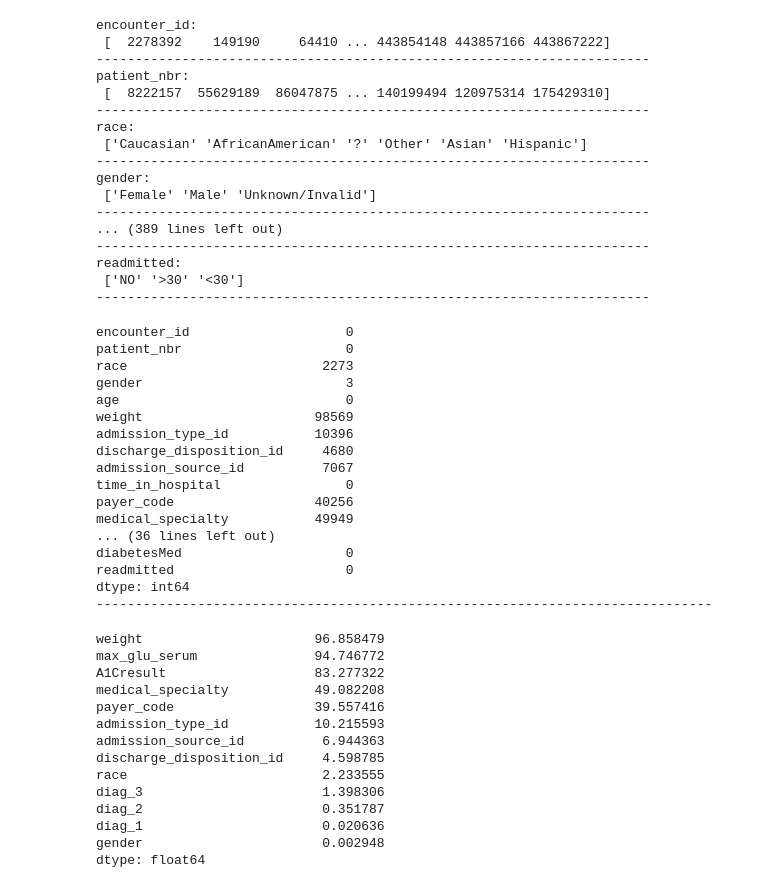
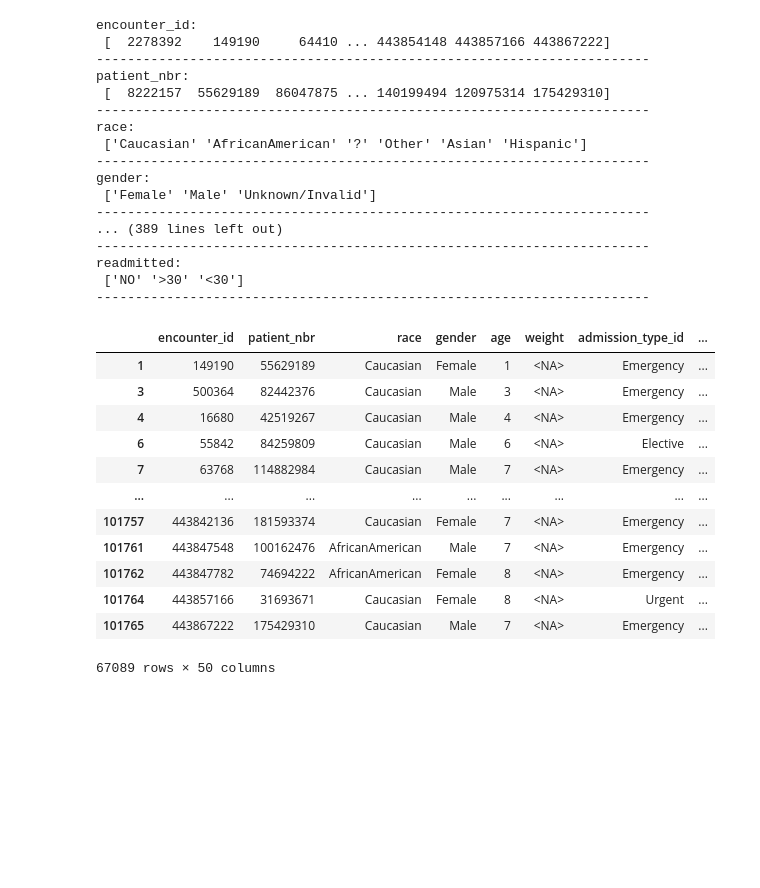
Before and after one commit to eslami200117/Data-Science, a Jupyter notebook: CA6/CA6.ipynb, the cells around one changed output. Cells and saved outputs as stored; diff of their text form; code cells hidden in the pictures; blank space fills up the shorter version.

```diff
--- a/CA6/CA6.ipynb
+++ b/CA6/CA6.ipynb
@@ -179,41 +180,3 @@ readmitted:
 id_map_column = ['?', 'Unknown/Invalid', 'NULL', 'Not Available', 'Not Mapped']
 for i in range(len(id_map_column)):
     df.replace(id_map_column[i], pd.NA, inplace=True)
-
-missing_values = df.isnull().sum()
-print(missing_values)
-print('-------------------------------------------------------------------------------')
-missing_data = df.isna().mean() * 100
-missing_data[missing_data > 0].sort_values(ascending=False)
-# %% [output]
-encounter_id                    0
-patient_nbr                     0
-race                         2273
-gender                          3
-age                             0
-weight                      98569
-admission_type_id           10396
-discharge_disposition_id     4680
-admission_source_id          7067
-time_in_hospital                0
-payer_code                  40256
-medical_specialty           49949
-... (36 lines left out)
-diabetesMed                     0
-readmitted                      0
-dtype: int64
--------------------------------------------------------------------------------
-weight                      96.858479
-max_glu_serum               94.746772
-A1Cresult                   83.277322
-medical_specialty           49.082208
-payer_code                  39.557416
-admission_type_id           10.215593
-admission_source_id          6.944363
-discharge_disposition_id     4.598785
-race                         2.233555
-diag_3                       1.398306
-diag_2                       0.351787
-diag_1                       0.020636
-gender                       0.002948
-dtype: float64
@@ -227,9 +198,24 @@ df[numerical_cols] = scaler.fit_transform(df[numerical_cols])
 # %%
 Q1 = df[numerical_cols].quantile(0.25)
 Q3 = df[numerical_cols].quantile(0.75)
 IQR = Q3 - Q1
 
 df = df[~((df[numerical_cols] < (Q1 - 1.5 * IQR)) |(df[numerical_cols] > (Q3 + 1.5 * IQR))).any(axis=1)]
+df
+# %% [output]
+|  | encounter_id | patient_nbr | race | gender | age | weight | admission_type_id | ... |
+| 1 | 149190 | 55629189 | Caucasian | Female | 1 | <NA> | Emergency | ... |
+| 3 | 500364 | 82442376 | Caucasian | Male | 3 | <NA> | Emergency | ... |
+| 4 | 16680 | 42519267 | Caucasian | Male | 4 | <NA> | Emergency | ... |
+| 6 | 55842 | 84259809 | Caucasian | Male | 6 | <NA> | Elective | ... |
+| 7 | 63768 | 114882984 | Caucasian | Male | 7 | <NA> | Emergency | ... |
+| ... | ... | ... | ... | ... | ... | ... | ... | ... |
+| 101757 | 443842136 | 181593374 | Caucasian | Female | 7 | <NA> | Emergency | ... |
+| 101761 | 443847548 | 100162476 | AfricanAmerican | Male | 7 | <NA> | Emergency | ... |
+| 101762 | 443847782 | 74694222 | AfricanAmerican | Female | 8 | <NA> | Emergency | ... |
+| 101764 | 443857166 | 31693671 | Caucasian | Female | 8 | <NA> | Urgent | ... |
+| 101765 | 443867222 | 175429310 | Caucasian | Male | 7 | <NA> | Emergency | ... |
+67089 rows × 50 columns
 # %%
 df.drop_duplicates(inplace=True)
 df
```
Also changed, not shown: parts of 4 cells of this notebook.
